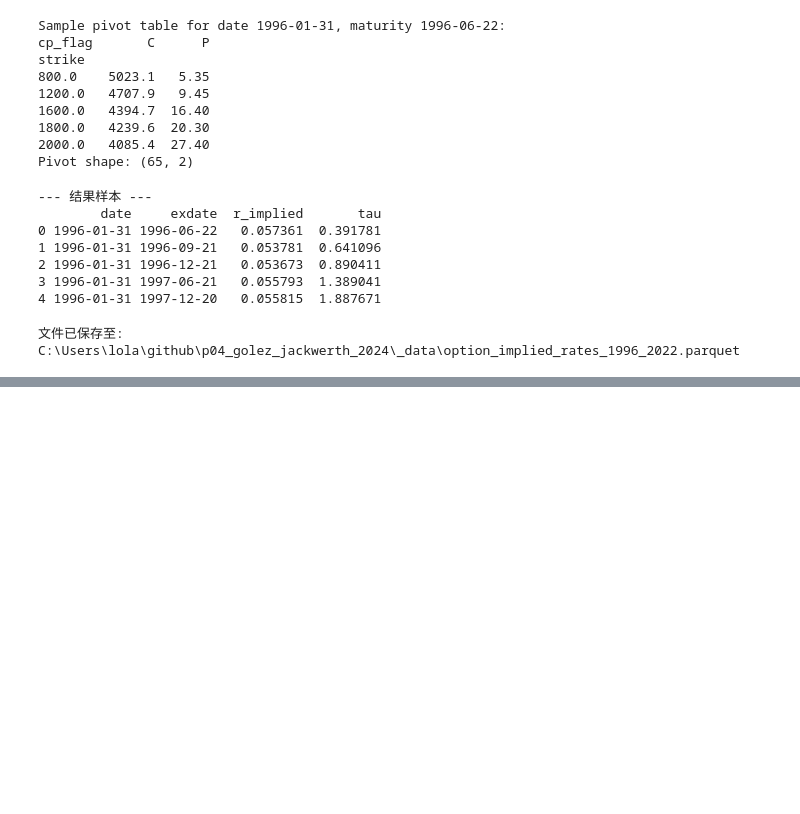
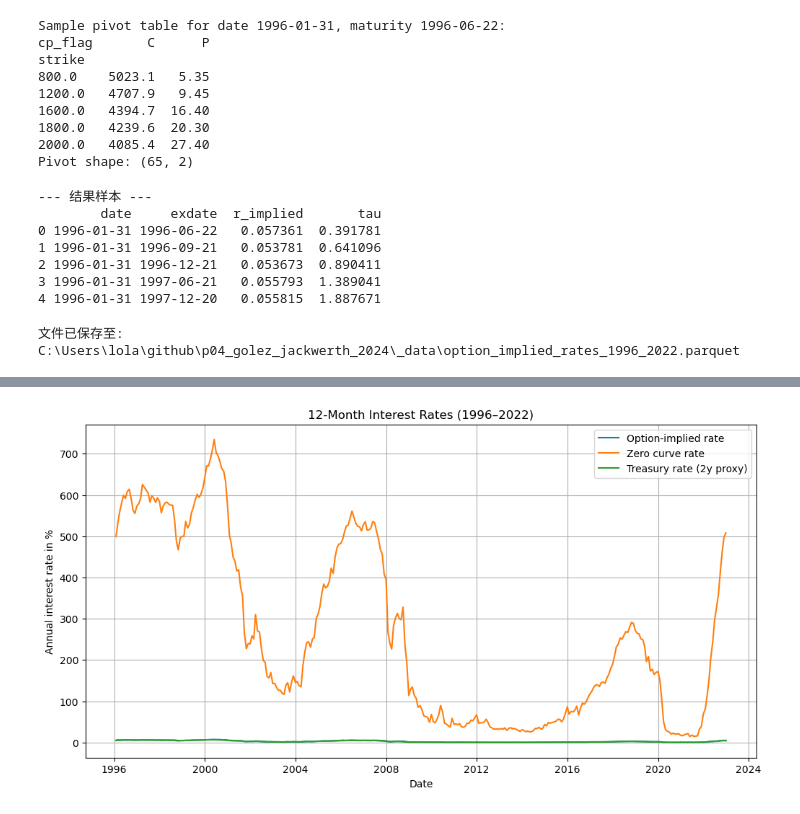
Before and after one commit to jlin12-cpu/p04_golez_jackwerth_2024, a Jupyter notebook: src/graph1.ipynb, the cells around one changed output, grey strips where cells are left out. Drawn from its saved outputs; the diff is of its cells as text; code cells hidden in the pictures; blank space fills up the shorter version.

```diff
--- a/src/graph1.ipynb
+++ b/src/graph1.ipynb
@@ -319,0 +453,2 @@ print(f"文件已保存至: {save_path}")
+# %%
+df_zero["tau"] = df_zero["days"] / 365
@@ -319,0 +506,12 @@ print(f"文件已保存至: {save_path}")
+# %%
+df_treas["treasury_1y"] = df_treas["treasury_2y"]
+# %%
+df_treas = df_treas[
+    (df_treas["date"] >= "1996-01-01") &
+    (df_treas["date"] <= "2022-12-31")
+]
+# %%
+df_all = df_imp_1y.merge(df_zero_1y, on="date", how="inner")
+df_all = df_all.merge(df_treas[["date", "treasury_1y"]], on="date", how="inner")
+
+df_all = df_all.sort_values("date")
@@ -319,0 +527,18 @@ print(f"文件已保存至: {save_path}")
+# %%
+import matplotlib.pyplot as plt
+
+plt.figure(figsize=(12,6))
+
+plt.plot(df_all["date"], df_all["r_1y"] * 100, label="Option-implied rate")
+plt.plot(df_all["date"], df_all["zero_1y"] * 100, label="Zero curve rate")
+plt.plot(df_all["date"], df_all["treasury_1y"] * 100, label="Treasury rate (2y proxy)")
+
+plt.ylabel("Annual interest rate in %")
+plt.xlabel("Date")
+plt.legend()
+plt.grid(True)
+
+plt.title("12-Month Interest Rates (1996–2022)")
+plt.show()
+# %% [output]
+[figure, added]
```
Also changed, not shown: parts of 20 cells of this notebook.
